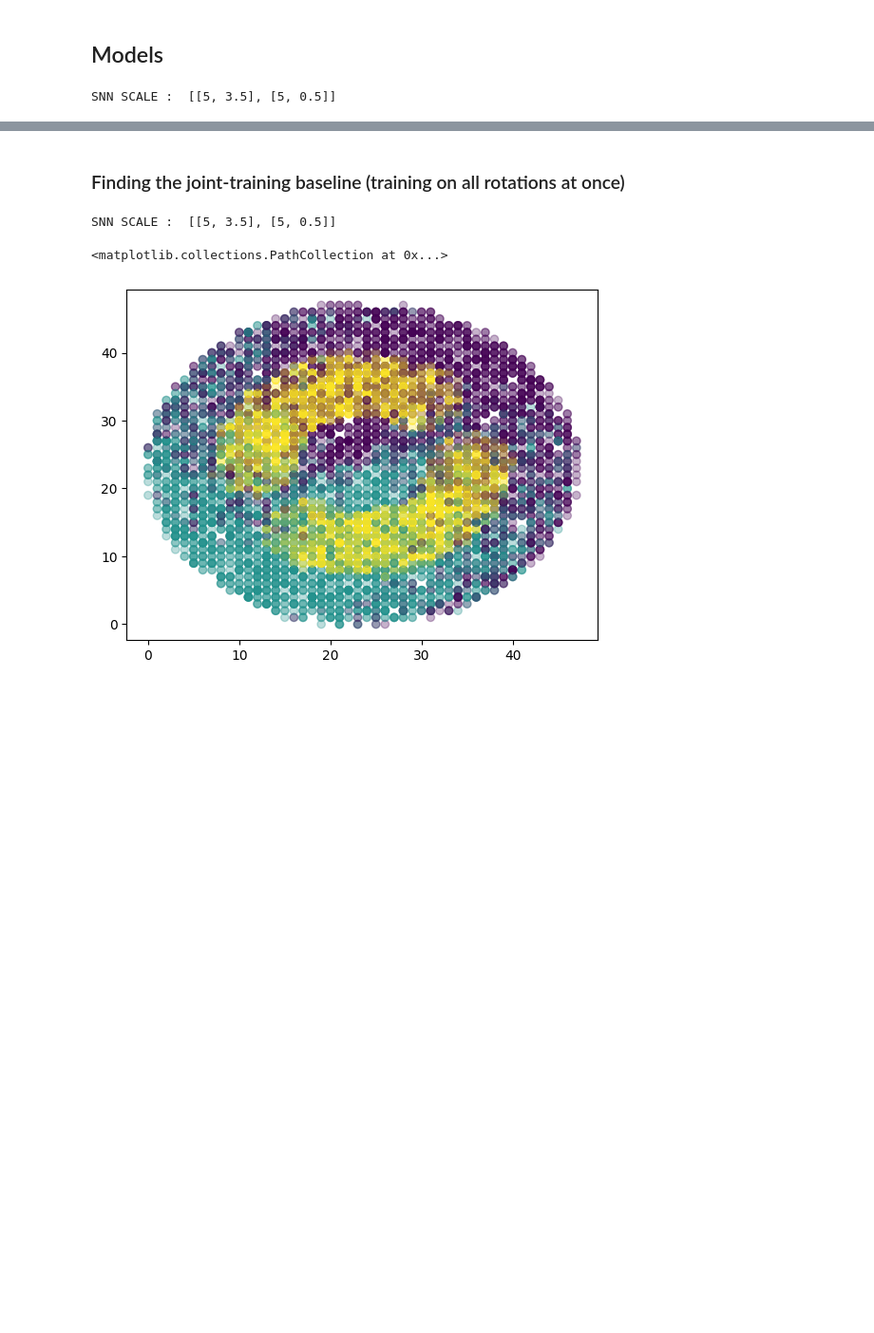
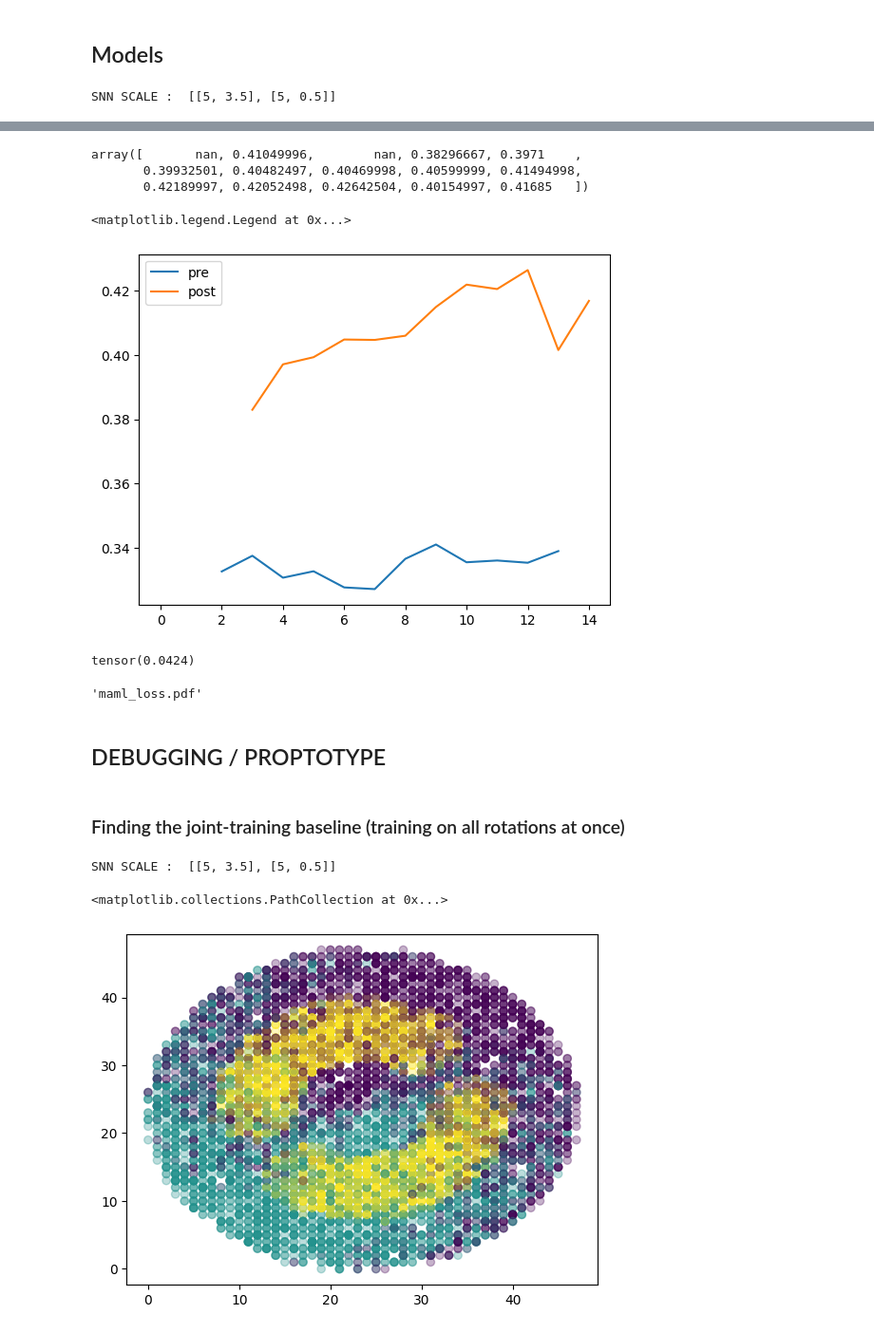
Before and after one commit to GabrielBena/pytorch-eventprop, a Jupyter notebook: scripts/meta-learning/MAML.ipynb, the cells around one changed output, grey strips where cells are left out. Shown at 95% size. Drawn from its saved outputs; the diff is of its cells as text; code cells hidden in the pictures; blank space fills up the shorter version.

```diff
--- a/scripts/meta-learning/MAML.ipynb
+++ b/scripts/meta-learning/MAML.ipynb
@@ -353,0 +220,2 @@ KeyboardInterrupt:
+# %%
+reptile_trainer = REPTILE(model, default_config)
@@ -353,0 +237,43 @@ KeyboardInterrupt:
+# %%
+for ep in trange(10, position=0, desc="Epochs"):
+
+    for trial, accs in all_accs.items():
+        for acc in accs.values():
+            acc.append([])
+
+    for training_batch in meta_train_dataloader:
+        outer_loss, results = reptile_trainer.get_outer_loss(
+            training_batch, use_tqdm=True, train=True, position=1
+        )
+        train_accs["pre"][-1].append([results["meta_accs"]["pre"]])
+        train_accs["post"][-1].append([results["meta_accs"]["post"]])
+
+    for testing_batch in meta_test_dataloader:
+        outer_loss, results = reptile_trainer.get_outer_loss(
+            testing_batch, use_tqdm=False, train=False
+        )
+        test_accs["pre"][-1].append([results["meta_accs"]["pre"]])
+        test_accs["post"][-1].append([results["meta_accs"]["post"]])
+# %%
+train_accs = {
+    k : np.array([np.mean(a) for a in accs]) for k, accs in train_accs.items()
+}
+# %%
+train_accs['post']
+# %% [output]
+array([       nan, 0.41049996,        nan, 0.38296667, 0.3971    ,
+       0.39932501, 0.40482497, 0.40469998, 0.40599999, 0.41494998,
+       0.42189997, 0.42052498, 0.42642504, 0.40154997, 0.41685   ])
+# %%
+plt.plot(train_accs["pre"], label="pre")
+plt.plot(train_accs["post"], label="post")
+plt.legend()
+# %% [output]
+<matplotlib.legend.Legend at 0x...>
+[figure, added]
+# %%
+(
+    training_batch["train"][1].float().mean(0)[None, :] == training_batch["train"][1].float()
+).float().mean()
+# %% [output]
+tensor(0.0424)
@@ -354,3 +282,9 @@ KeyboardInterrupt:
+# %%
+torchviz.make_dot(outer_loss, dict(model.named_parameters())).render("maml_loss")
+# %% [output]
+'maml_loss.pdf'
+# %% [markdown]
+## DEBUGGING / PROPTOTYPE
 # %% [markdown]
 ### Finding the joint-training baseline (training on all rotations at once)
 # %%
```
Also changed, not shown: parts of 25 cells of this notebook, 3 other files.
